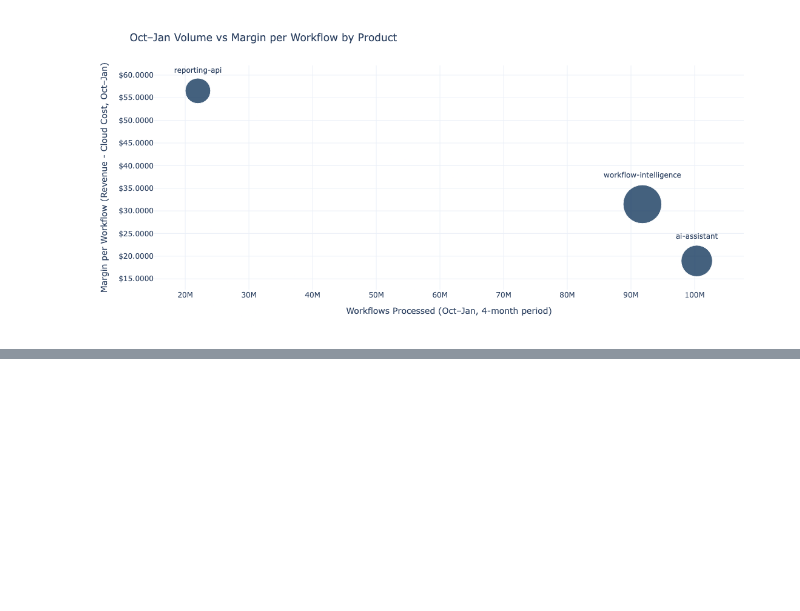
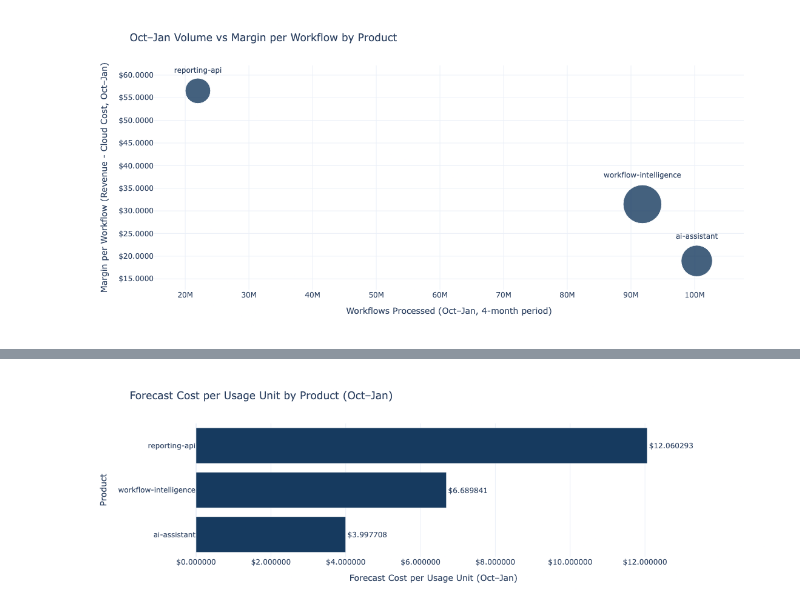
Before and after one commit to emel333/finops-dojo-lab, a Jupyter notebook: 01-aws-ai-saas-case/analysis/analysis2.ipynb, the cells around one changed output, grey strips where cells are left out. Saved outputs shown, nothing was run; the diff lists cells and outputs as text; code cells hidden in the pictures; blank space fills up the shorter version.

```diff
--- a/01-aws-ai-saas-case/analysis/analysis2.ipynb
+++ b/01-aws-ai-saas-case/analysis/analysis2.ipynb
@@ -521,0 +992,50 @@ summary
+# %%
+# checking cost per usage unit
+
+import pandas as pd
+import plotly.express as px
+
+usage_prod = (
+    df.groupby("product_name", dropna=False)
+      .agg({
+          "forecast_baseline_cost": "sum",
+          "usage_quantity": "sum",
+      })
+      .reset_index()
+)
+
+usage_prod = usage_prod[usage_prod["usage_quantity"] > 0].copy()
+usage_prod["cost_per_usage_unit"] = (
+    usage_prod["forecast_baseline_cost"] / usage_prod["usage_quantity"]
+)
+
+fig = px.bar(
+    usage_prod.sort_values("cost_per_usage_unit", ascending=True),
+    x="cost_per_usage_unit",
+    y="product_name",
+    orientation="h",
+    text="cost_per_usage_unit",
+    title="Forecast Cost per Usage Unit by Product (Oct–Jan)",
+)
+
+fig.update_traces(
+    marker_color="#163A5F",
+    texttemplate="$%{text:,.6f}",
+    textposition="outside",
+    cliponaxis=False,
+    hovertemplate="<b>%{y}</b><br>Cost per usage unit: $%{x:,.6f}<extra></extra>",
+)
+
+fig.update_layout(
+    template="plotly_white",
+    xaxis_title="Forecast Cost per Usage Unit (Oct–Jan)",
+    yaxis_title="Product",
+    xaxis_tickprefix="$",
+    xaxis_tickformat=",.6f",
+    showlegend=False,
+    margin=dict(l=150, r=160, t=80, b=60),
+)
+
+fig.show()
+# %% [output]
+[figure, added]
```
Also changed, not shown: parts of 19 cells of this notebook.
